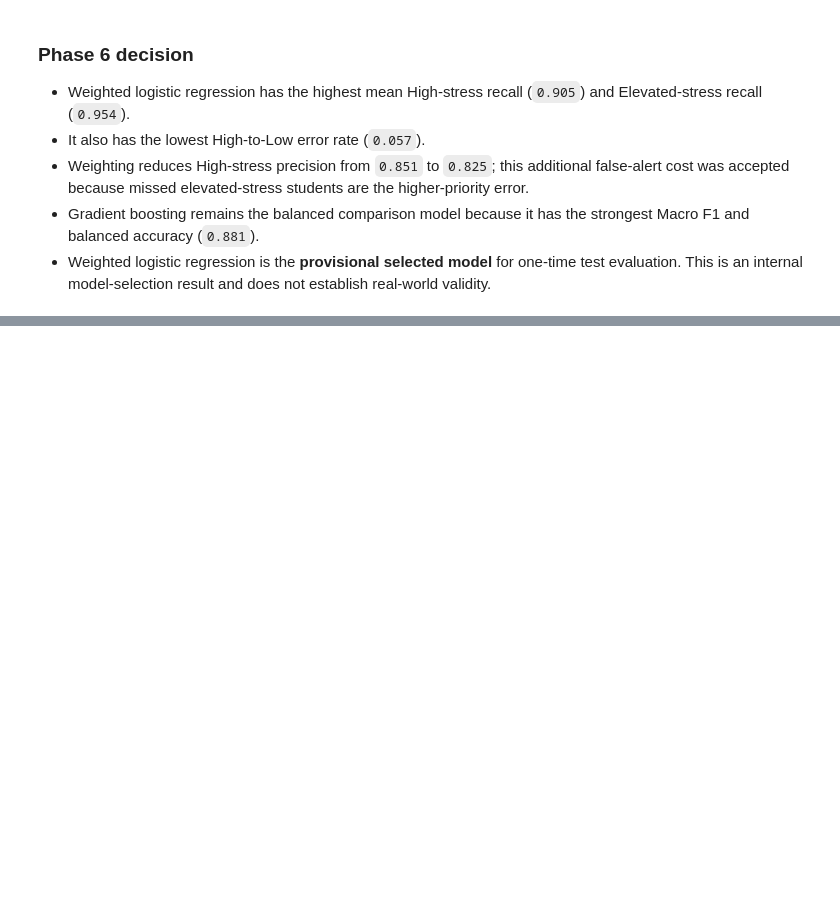
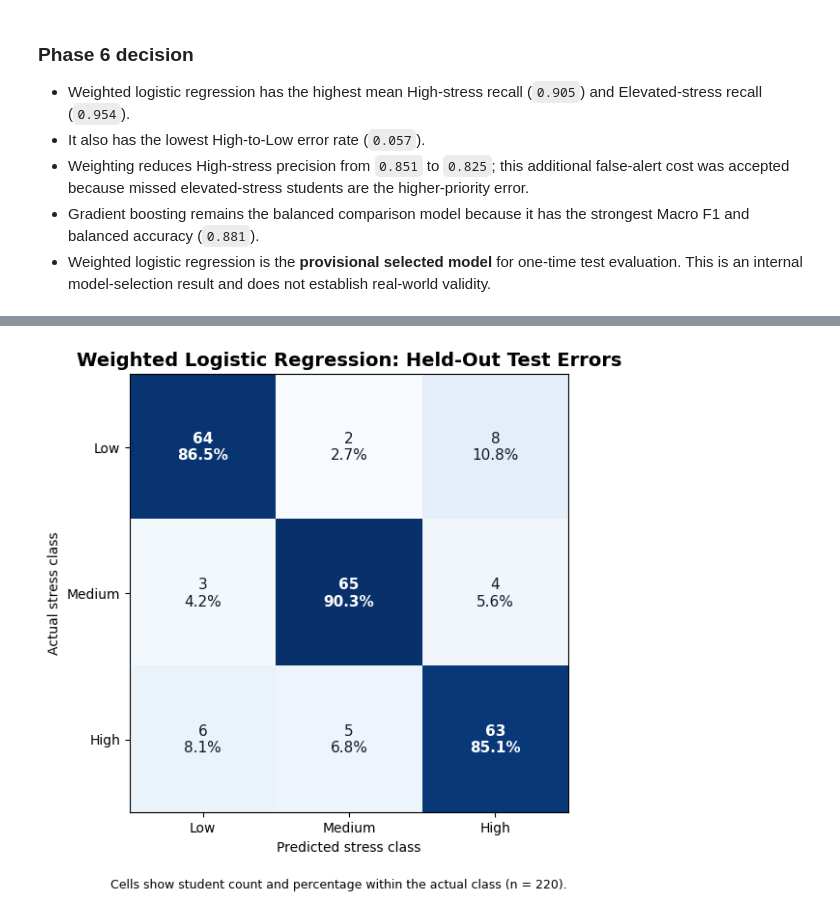
Before and after one commit to ShayanNajafian/academic-stress-research, a Jupyter notebook: notebooks/modeling.ipynb, the cells around one changed output, grey strips where cells are left out. Drawn from its saved outputs; the diff is of its cells as text; code cells hidden in the pictures; blank space fills up the shorter version.

```diff
--- a/notebooks/modeling.ipynb
+++ b/notebooks/modeling.ipynb
@@ -733,0 +821,61 @@ plt.show()
+# %%
+import matplotlib.pyplot as plt
+
+FIGURES_DIR = PROJECT_ROOT / "figures"
+FIGURES_DIR.mkdir(exist_ok=True)
+
+test_confusion = confusion_matrix(
+    y_test,
+    test_predictions,
+    labels=[0, 1, 2],
+)
+
+confusion_fig, ax = plt.subplots(figsize=(7.4, 5.8))
+ax.imshow(test_confusion, cmap="Blues")
+row_totals = test_confusion.sum(axis=1, keepdims=True)
+
+for row_index in range(test_confusion.shape[0]):
+    for column_index in range(test_confusion.shape[1]):
+        count = int(test_confusion[row_index, column_index])
+        percentage = count / row_totals[row_index, 0]
+        text_color = (
+            "white"
+            if count > test_confusion.max() / 2
+            else "#111827"
+        )
+        ax.text(
+            column_index,
+            row_index,
+            f"{count}\n{percentage:.1%}",
+            ha="center",
+            va="center",
+            color=text_color,
+            fontsize=11,
+            fontweight=(
+                "bold" if row_index == column_index else "normal"
+            ),
+        )
+
+ax.set_xticks(range(3), class_names)
+ax.set_yticks(range(3), class_names)
+ax.set_xlabel("Predicted stress class")
+ax.set_ylabel("Actual stress class")
+ax.set_title(
+    "Weighted Logistic Regression: Held-Out Test Errors",
+    fontsize=14,
+    fontweight="bold",
+)
+confusion_fig.text(
+    0.5,
+    0.015,
+    "Cells show student count and percentage within the actual class (n = 220).",
+    ha="center",
+    fontsize=9,
+)
+confusion_fig.tight_layout(rect=[0, 0.05, 1, 1])
+
+confusion_output = FIGURES_DIR / "final-test-confusion-matrix.png"
+confusion_fig.savefig(confusion_output, dpi=300, bbox_inches="tight")
+plt.show()
+# %% [output]
+[figure, added]
```
Also changed, not shown: parts of 10 cells of this notebook, 2 other files.
